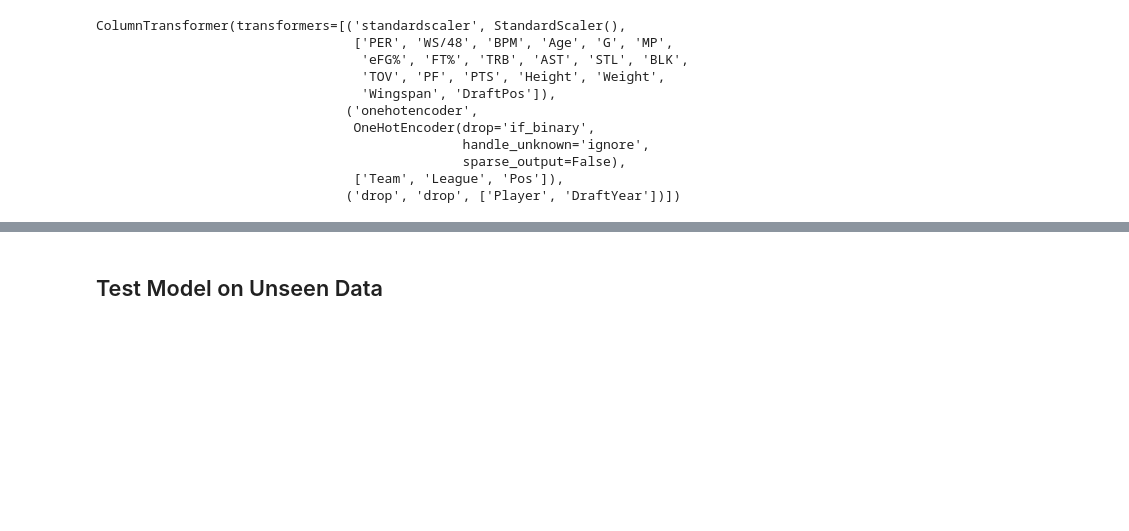
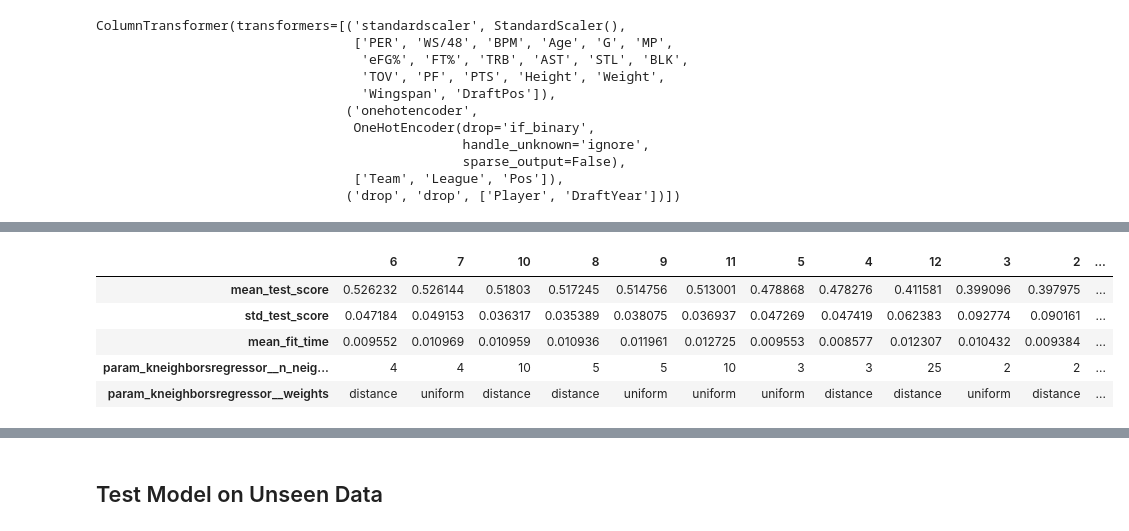
Before and after one commit to kevin-shiao/NBA-Draft, a Jupyter notebook: project.ipynb, the cells around one changed output, grey strips where cells are left out. Saved outputs shown, nothing was run; the diff lists cells and outputs as text; code cells hidden in the pictures; blank space fills up the shorter version.

```diff
--- a/project.ipynb
+++ b/project.ipynb
@@ -241,0 +294,38 @@ lasso_df_sorted
+# %%
+# Create Model pipeline
+pipe_knn = make_pipeline(
+    preprocessor, KNeighborsRegressor()
+)
+
+# Specify Param Grid
+param_grid_knn = {
+    "kneighborsregressor__n_neighbors": [1,2,3,4, 5, 10, 25, 50, 100, 200],
+    "kneighborsregressor__weights": ['distance', "uniform"]}
+
+# Grid Search CV
+grid_search_knn = GridSearchCV(
+    pipe_knn,
+    param_grid=param_grid_knn,
+    scoring='r2',
+    refit=True,
+    n_jobs=-1,
+    return_train_score=True
+)
+
+
+# Fit Model
+grid_search_knn.fit(X_train, y_train)
+
+# View Results
+knn_df_sorted = pd.DataFrame(grid_search_knn.cv_results_)[
+    [
+        "mean_test_score",
+        "std_test_score",
+        "mean_fit_time",
+        'param_kneighborsregressor__n_neighbors',
+        'param_kneighborsregressor__weights'
+    ]
+].sort_values(
+    by=["mean_test_score"],  # Sorting by mean_test_score, as this matches the column name
+    ascending=False
+).T
@@ -241,0 +341,9 @@ lasso_df_sorted
+# %%
+knn_df_sorted
+# %% [output]
+|  | 6 | 7 | 10 | 8 | 9 | 11 | 5 | 4 | 12 | 3 | 2 | ... |
+| mean_test_score | 0.526232 | 0.526144 | 0.51803 | 0.517245 | 0.514756 | 0.513001 | 0.478868 | 0.478276 | 0.411581 | 0.399096 | 0.397975 | ... |
+| std_test_score | 0.047184 | 0.049153 | 0.036317 | 0.035389 | 0.038075 | 0.036937 | 0.047269 | 0.047419 | 0.062383 | 0.092774 | 0.090161 | ... |
+| mean_fit_time | 0.009552 | 0.010969 | 0.010959 | 0.010936 | 0.011961 | 0.012725 | 0.009553 | 0.008577 | 0.012307 | 0.010432 | 0.009384 | ... |
+| param_kneighborsregressor__n_neig... | 4 | 4 | 10 | 5 | 5 | 10 | 3 | 3 | 25 | 2 | 2 | ... |
+| param_kneighborsregressor__weights | distance | uniform | distance | distance | uniform | uniform | uniform | distance | distance | uniform | distance | ... |
```
Also changed, not shown: parts of 20 cells of this notebook.
